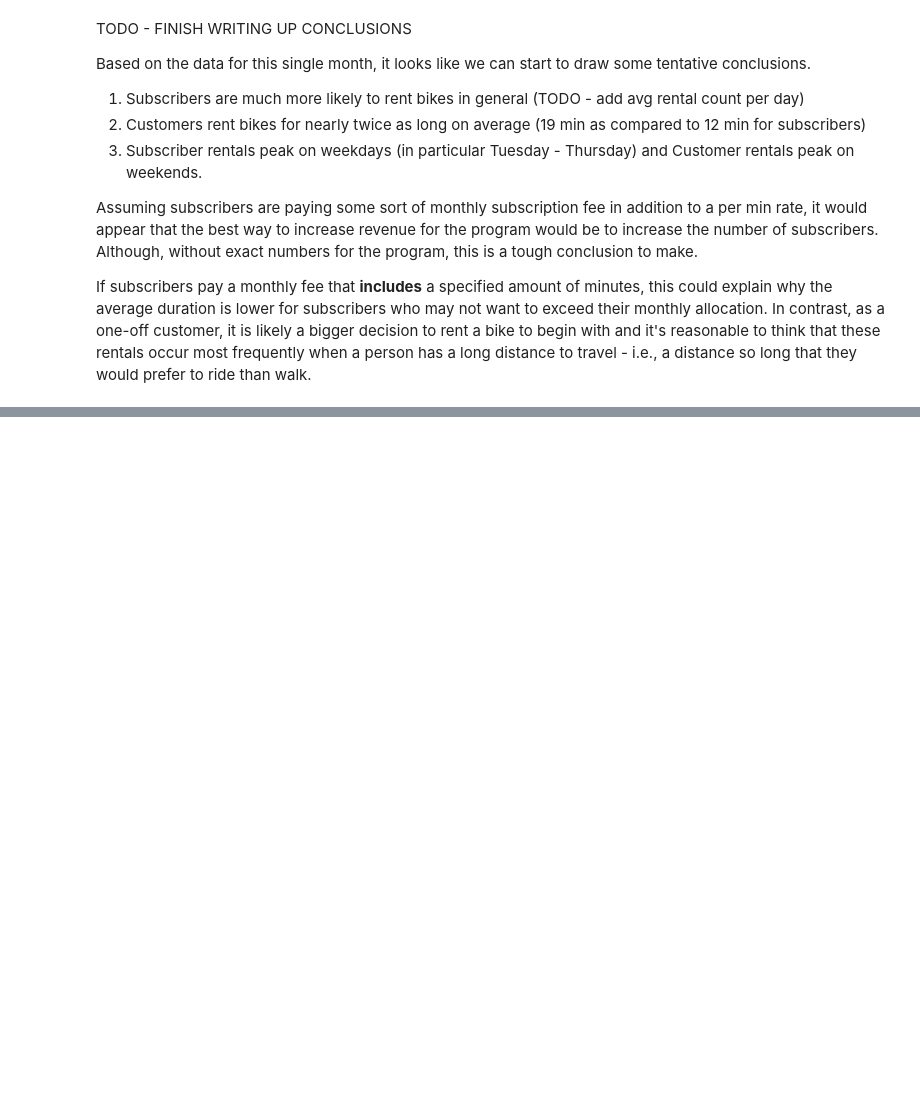
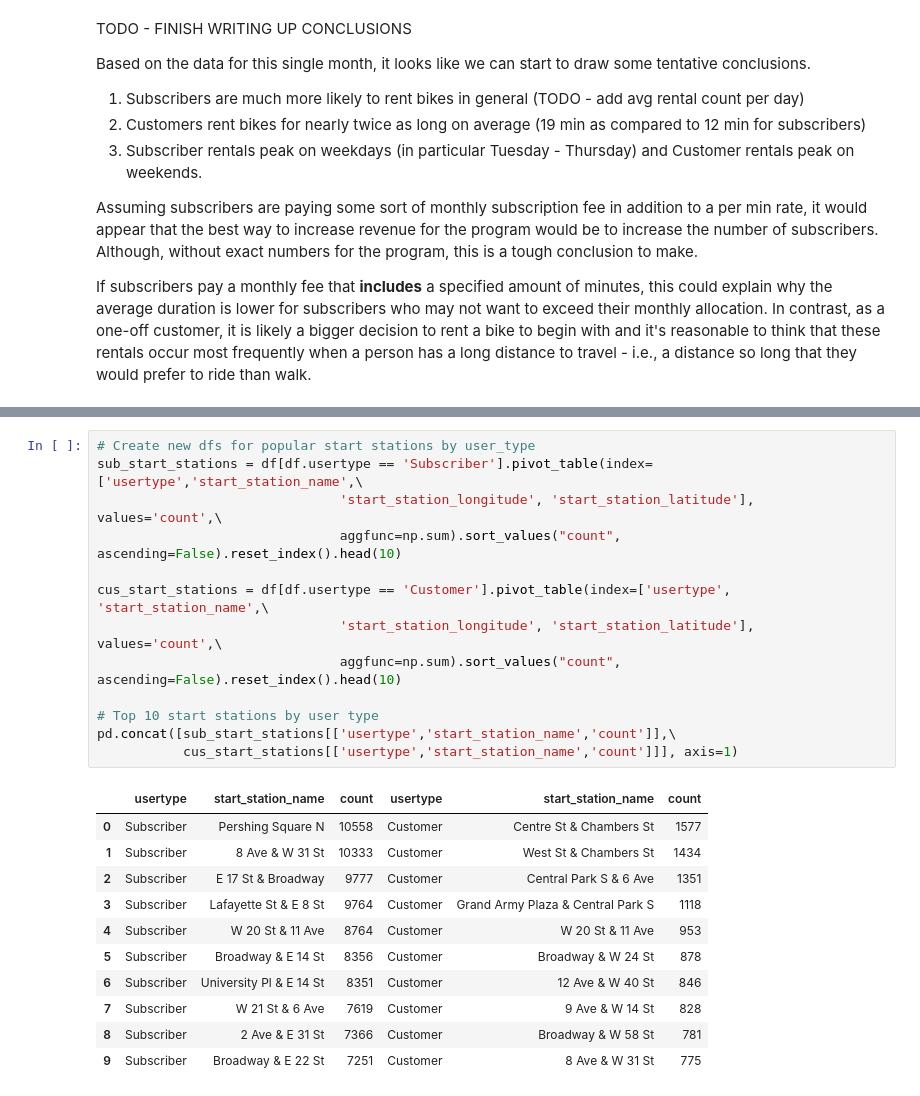
Before and after one commit to stevenrhart/bike-rentals, a Jupyter notebook: notebooks/Bike_Rentals.ipynb, the cells around one changed output, grey strips where cells are left out. Drawn from its saved outputs; the diff is of its cells as text; blank space fills up the shorter version.

Commit message:
more notebook cleanup and refactoring; updated folium maps to show top 10 stations by popularity

```diff
--- a/notebooks/Bike_Rentals.ipynb
+++ b/notebooks/Bike_Rentals.ipynb
@@ -374,0 +398,25 @@ If subscribers pay a monthly fee that **includes** a specified amount of minutes
+# %%
+# Create new dfs for popular start stations by user_type
+sub_start_stations = df[df.usertype == 'Subscriber'].pivot_table(index=['usertype','start_station_name',\
+                               'start_station_longitude', 'start_station_latitude'], values='count',\
+                               aggfunc=np.sum).sort_values("count", ascending=False).reset_index().head(10)
+
+cus_start_stations = df[df.usertype == 'Customer'].pivot_table(index=['usertype', 'start_station_name',\
+                               'start_station_longitude', 'start_station_latitude'], values='count',\
+                               aggfunc=np.sum).sort_values("count", ascending=False).reset_index().head(10)
+
+# Top 10 start stations by user type
+pd.concat([sub_start_stations[['usertype','start_station_name','count']],\
+           cus_start_stations[['usertype','start_station_name','count']]], axis=1)
+# %% [output]
+|  | usertype | start_station_name | count | usertype | start_station_name | count |
+| 0 | Subscriber | Pershing Square N | 10558 | Customer | Centre St & Chambers St | 1577 |
+| 1 | Subscriber | 8 Ave & W 31 St | 10333 | Customer | West St & Chambers St | 1434 |
+| 2 | Subscriber | E 17 St & Broadway | 9777 | Customer | Central Park S & 6 Ave | 1351 |
+| 3 | Subscriber | Lafayette St & E 8 St | 9764 | Customer | Grand Army Plaza & Central Park S | 1118 |
+| 4 | Subscriber | W 20 St & 11 Ave | 8764 | Customer | W 20 St & 11 Ave | 953 |
+| 5 | Subscriber | Broadway & E 14 St | 8356 | Customer | Broadway & W 24 St | 878 |
+| 6 | Subscriber | University Pl & E 14 St | 8351 | Customer | 12 Ave & W 40 St | 846 |
+| 7 | Subscriber | W 21 St & 6 Ave | 7619 | Customer | 9 Ave & W 14 St | 828 |
+| 8 | Subscriber | 2 Ave & E 31 St | 7366 | Customer | Broadway & W 58 St | 781 |
+| 9 | Subscriber | Broadway & E 22 St | 7251 | Customer | 8 Ave & W 31 St | 775 |
```
Also changed, not shown: parts of 34 cells of this notebook.
